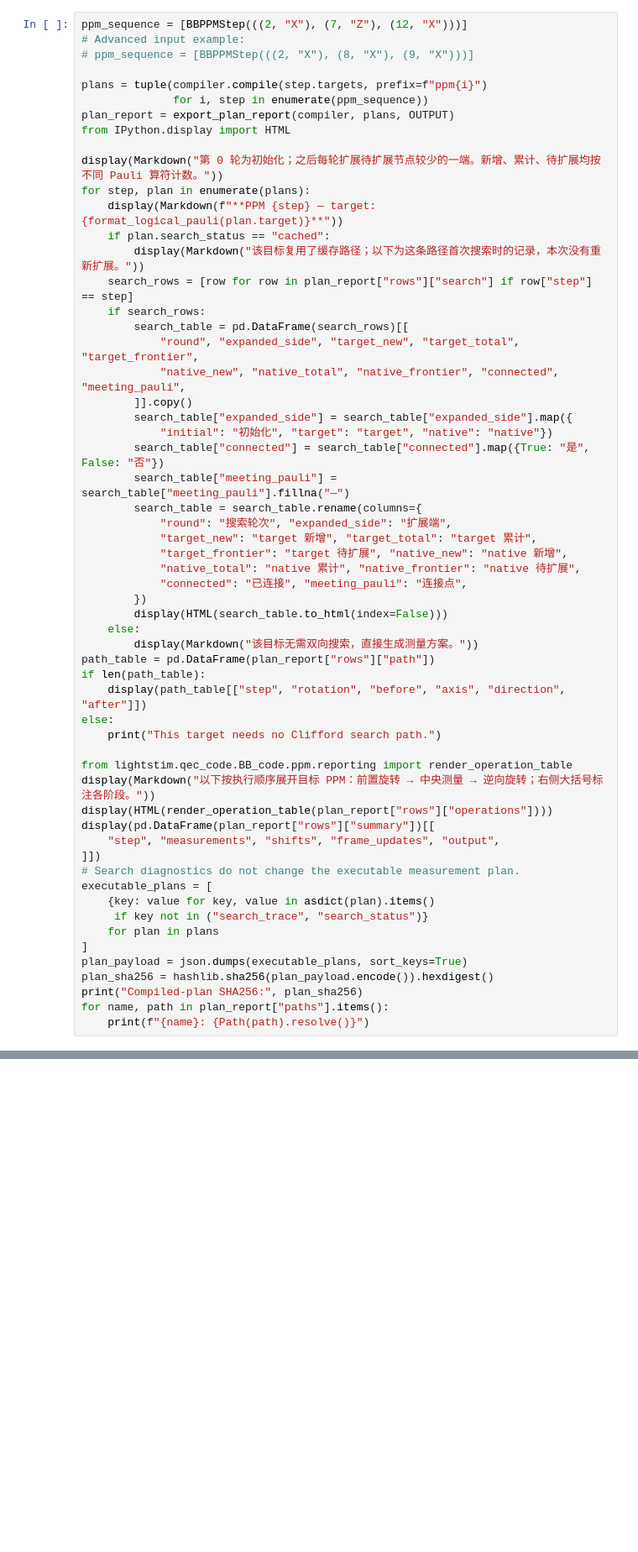
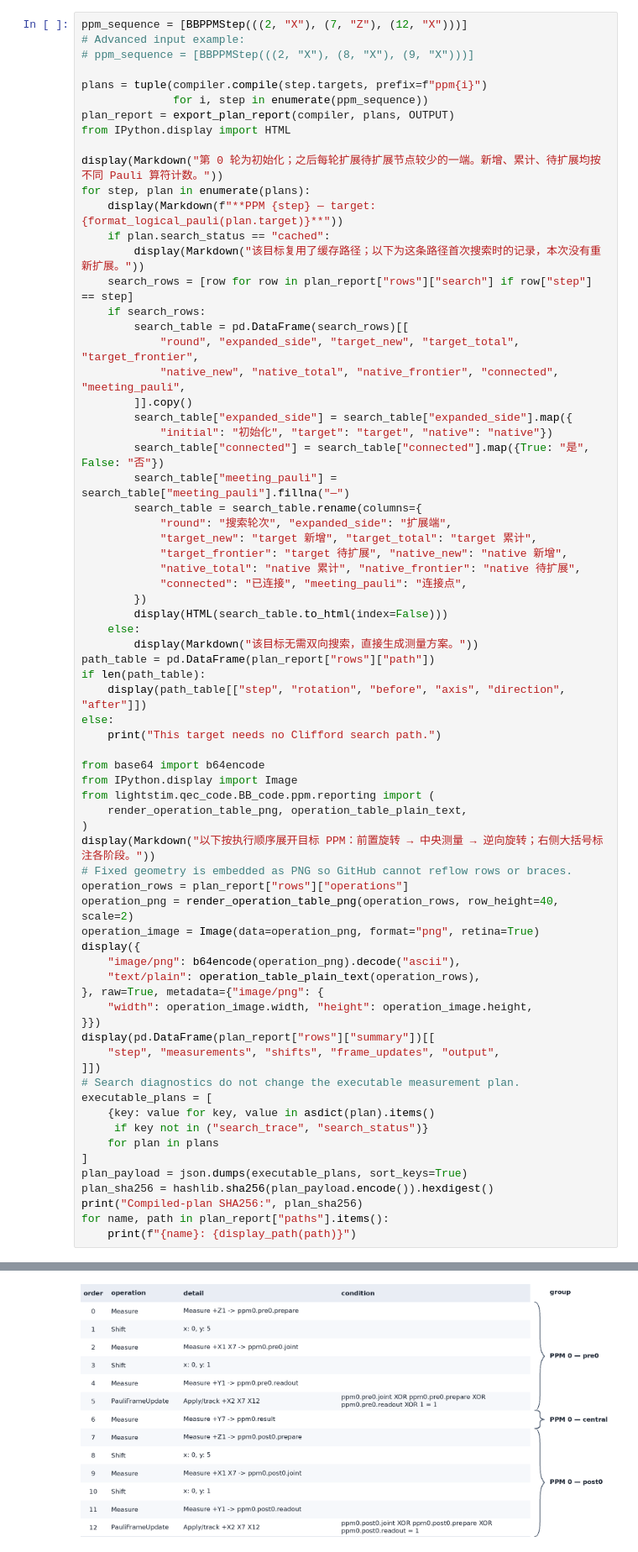
Before and after one commit to John-YuehanZhang/LightStim-upstream, a Jupyter notebook: notebooks/LogicalOps/bb_ppm.ipynb, the cells around one changed output, grey strips where cells are left out. Shown at 84% size. Drawn from its saved outputs; the diff is of its cells as text; blank space fills up the shorter version.

```diff
--- a/notebooks/LogicalOps/bb_ppm.ipynb
+++ b/notebooks/LogicalOps/bb_ppm.ipynb
@@ -302,33 +311,47 @@ for step, plan in enumerate(plans):
         display(Markdown("该目标无需双向搜索，直接生成测量方案。"))
 path_table = pd.DataFrame(plan_report["rows"]["path"])
 if len(path_table):
     display(path_table[["step", "rotation", "before", "axis", "direction", "after"]])
 else:
     print("This target needs no Clifford search path.")
 
-from lightstim.qec_code.BB_code.ppm.reporting import render_operation_table
+from base64 import b64encode
+from IPython.display import Image
+from lightstim.qec_code.BB_code.ppm.reporting import (
+    render_operation_table_png, operation_table_plain_text,
+)
 display(Markdown("以下按执行顺序展开目标 PPM：前置旋转 → 中央测量 → 逆向旋转；右侧大括号标注各阶段。"))
-display(HTML(render_operation_table(plan_report["rows"]["operations"])))
+# Fixed geometry is embedded as PNG so GitHub cannot reflow rows or braces.
+operation_rows = plan_report["rows"]["operations"]
+operation_png = render_operation_table_png(operation_rows, row_height=40, scale=2)
+operation_image = Image(data=operation_png, format="png", retina=True)
+display({
+    "image/png": b64encode(operation_png).decode("ascii"),
+    "text/plain": operation_table_plain_text(operation_rows),
+}, raw=True, metadata={"image/png": {
+    "width": operation_image.width, "height": operation_image.height,
+}})
 display(pd.DataFrame(plan_report["rows"]["summary"])[[
     "step", "measurements", "shifts", "frame_updates", "output",
 ]])
 # Search diagnostics do not change the executable measurement plan.
 executable_plans = [
     {key: value for key, value in asdict(plan).items()
      if key not in ("search_trace", "search_status")}
     for plan in plans
 ]
 plan_payload = json.dumps(executable_plans, sort_keys=True)
 plan_sha256 = hashlib.sha256(plan_payload.encode()).hexdigest()
 print("Compiled-plan SHA256:", plan_sha256)
 for name, path in plan_report["paths"].items():
-    print(f"{name}: {Path(path).resolve()}")
+    print(f"{name}: {display_path(path)}")
 # %% [output]
 第 0 轮为初始化；之后每轮扩展待扩展节点较少的一端。新增、累计、待扩展均按不同 Pauli 算符计数。
 **PPM 0 — target: +X2 Z7 X12**
 | 搜索轮次 | 扩展端 | target 新增 | target 累计 | target 待扩展 | native 新增 | native 累计 | native 待扩展 | 已连接 | 连接点 |
 | 0 | 初始化 | 1 | 1 | 1 | 245 | 245 | 245 | 否 | — |
 | 1 | target | 100 | 101 | 100 | 0 | 245 | 245 | 是 | +Y7 |
 |  | step | rotation | before | axis | direction | after |
 | 0 | 0 | 0 | +X2 Z7 X12 | +X2 X7 X12 | 1 | +Y7 |
 以下按执行顺序展开目标 PPM：前置旋转 → 中央测量 → 逆向旋转；右侧大括号标注各阶段。
+[figure, added]
```
Also changed, not shown: parts of 7 cells of this notebook, 2 other files.
